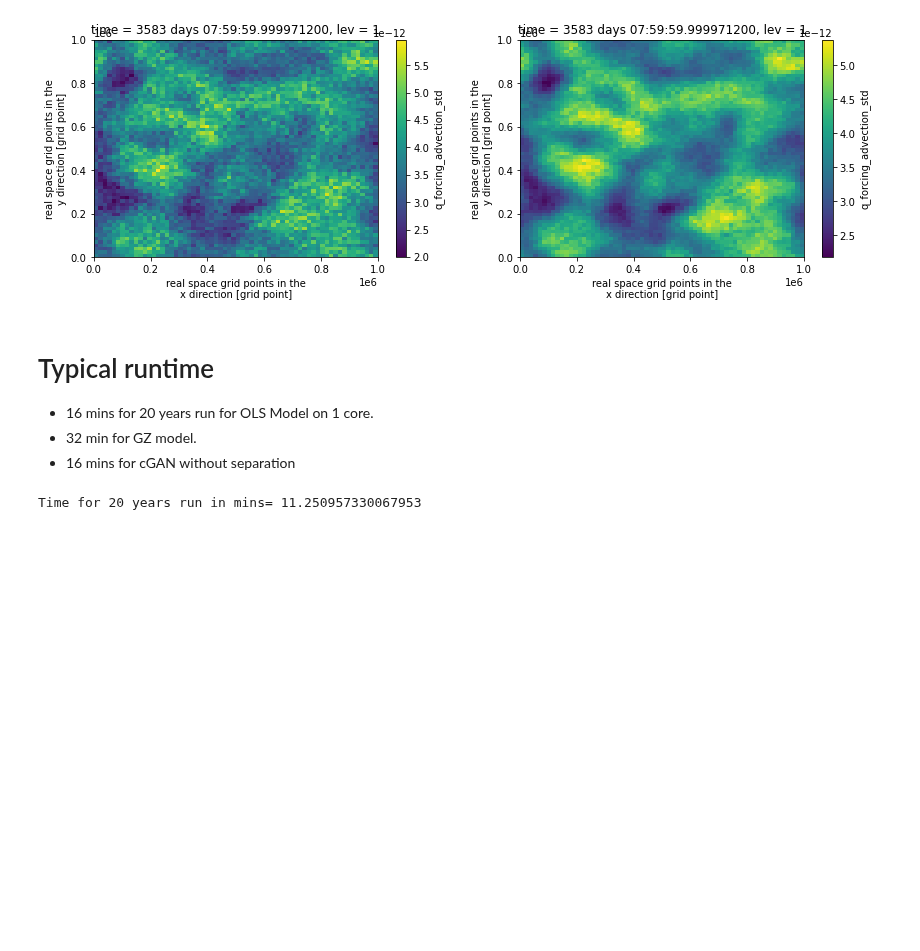
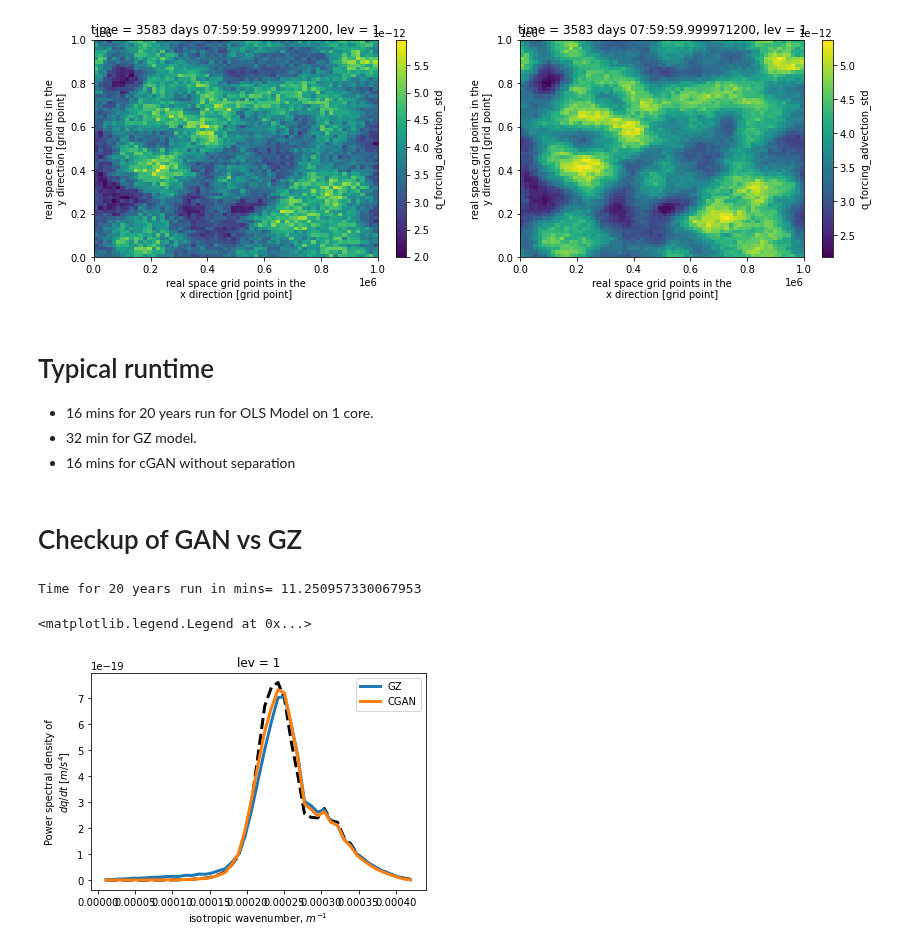
Before and after one commit to m2lines/pyqg_generative, a Jupyter notebook: notebooks/parameterization.ipynb, the cells around one changed output. Saved outputs shown, nothing was run; the diff lists cells and outputs as text; code cells hidden in the pictures; blank space fills up the shorter version.

Commit message:
Checkup of trained models

```diff
--- a/notebooks/parameterization.ipynb
+++ b/notebooks/parameterization.ipynb
@@ -275,6 +272,8 @@ cgan_residual_1000.q_forcing_advection_std.isel(run=0, time=-1, lev=0).plot()
 - 16 mins for 20 years run for OLS Model on 1 core.
 - 32 min for GZ model.
 - 16 mins for cGAN without separation
+# %% [markdown]
+# Checkup of GAN vs GZ
 # %%
 m = stochastic_QGModel({'parameterization': model, 'dt': 14400, 'tmax': 360*86400})
 t = time()
@@ -282,3 +281,16 @@ m.run()
 print('Time for 20 years run in mins=', (time()-t)*20/60)
 # %% [output]
 Time for 20 years run in mins= 11.250957330067953
+# %%
+cgan = xr.open_dataset('/scratch/pp2681/pyqg_generative/Reference-Default-scaled/models/Operator1-96/CGANRegression/offline_test.nc')
+# %%
+gz = xr.open_dataset('/scratch/pp2681/pyqg_generative/Reference-Default-scaled/models/Operator1-96/MeanVarModel/offline_test.nc')
+# %%
+z = 0
+gz.PSD.isel(lev=z).plot(lw=3, color='k', ls='--')
+gz.PSD_gen.isel(lev=z).plot(lw=3, label='GZ')
+cgan.PSD_gen.isel(lev=z).plot(lw=3, label='CGAN')
+plt.legend()
+# %% [output]
+<matplotlib.legend.Legend at 0x...>
+[figure, added]
```
Also changed, not shown: parts of 5 cells of this notebook.
